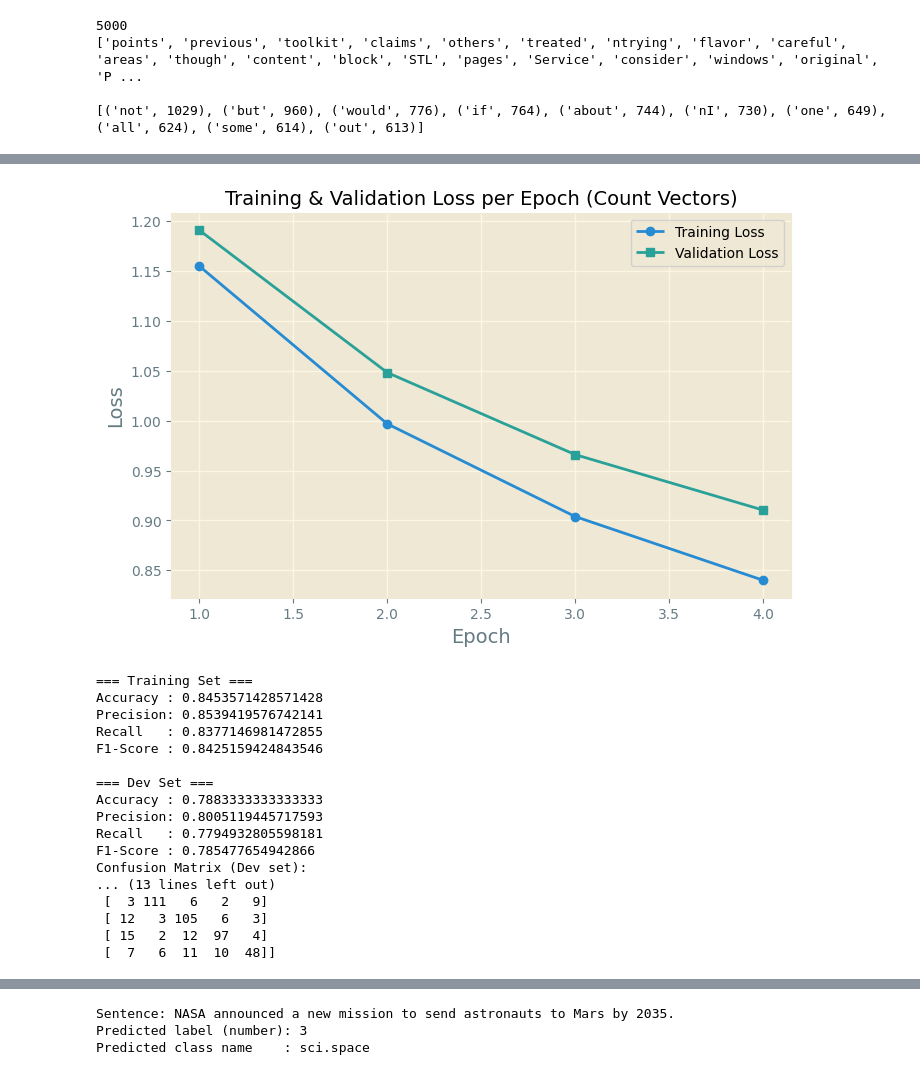
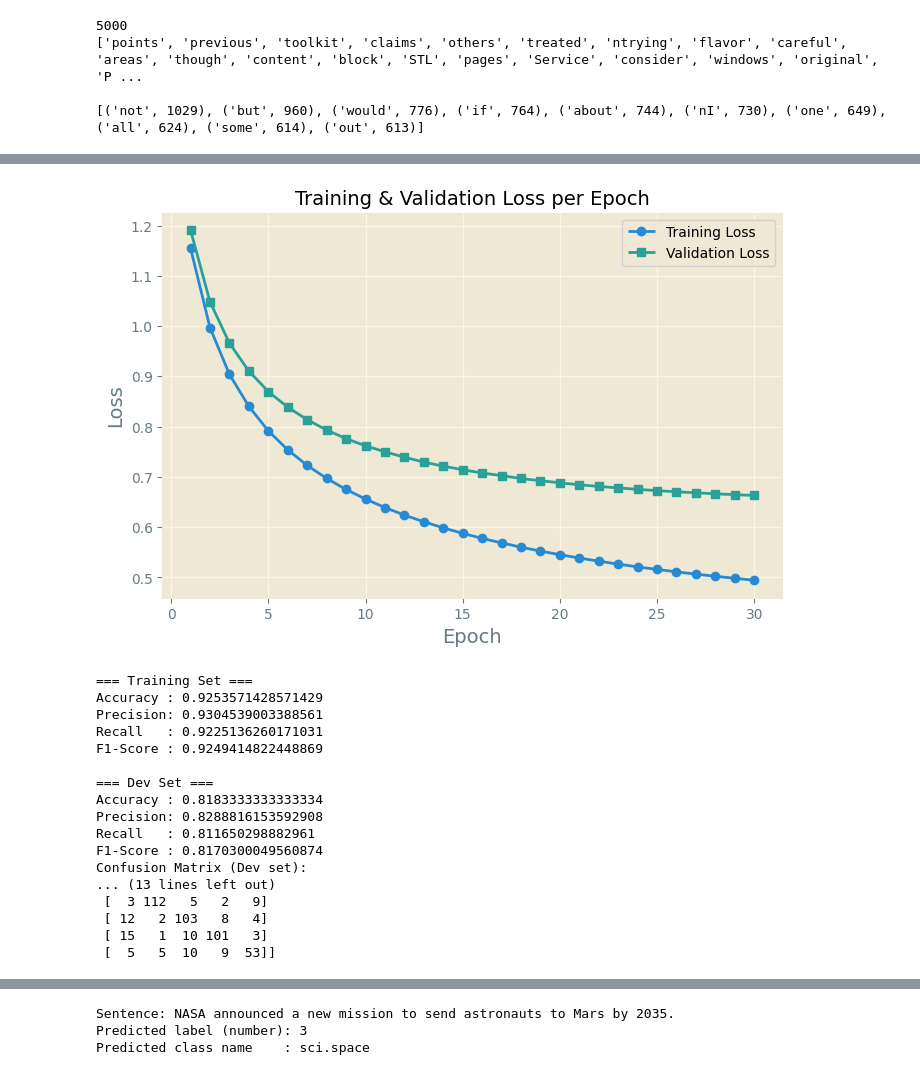
Before and after one commit to trcamnguyen/Logistic-Regression, a Jupyter notebook: Logistic_Regression.ipynb, the cells around one changed output, grey strips where cells are left out. Saved outputs shown, nothing was run; the diff lists cells and outputs as text; code cells hidden in the pictures.

```diff
--- a/Logistic_Regression.ipynb
+++ b/Logistic_Regression.ipynb
@@ -845,7 +845,7 @@ topic_w_count, topic_loss_tr_count, topic_dev_loss_count,epochmax3 = SGDMulti(X_
                                              num_classes=5,
                                              lr=0.001,
                                              alpha=0.001,
-                                             epochs=4)
+                                             epochs=30)
 # %% [output]
 Epoch 1: Train Loss=1.1549 | Dev Loss=1.1908
 Epoch 2: Train Loss=0.9968 | Dev Loss=1.0482
@@ -854,18 +867,18 @@ Epoch 4: Train Loss=0.8401 | Dev Loss=0.9104
 # %%
 epochs_arr = np.arange(1, epochmax3 + 1)
 
 plt.figure(figsize=(8,5))
 with plt.style.context('Solarize_Light2'):
     plt.plot(epochs_arr, topic_loss_tr_count, marker='o', label="Training Loss")
     plt.plot(epochs_arr, topic_dev_loss_count, marker='s', label="Validation Loss")
     plt.xlabel('Epoch', fontsize=14)
     plt.ylabel('Loss', fontsize=14)
-    plt.title('Training & Validation Loss per Epoch (Count Vectors)', fontsize=14)
+    plt.title('Training & Validation Loss per Epoch', fontsize=14)
     plt.legend()
     plt.grid(True)
 plt.show()
 # %% [output]
-[figure, old version]
+[figure, new version]
 # %%
 y_pred_train = predict_multi(topic_X_tr_count, topic_w_count)
 y_pred_dev   = predict_multi(topic_X_dev_count, topic_w_count)
@@ -905,22 +918,22 @@ print("Confusion Matrix (Test set):")
 print(confusion_matrix(ArrayTest_Topic, y_pred_test))
 # %% [output]
 === Training Set ===
-Accuracy : 0.8453571428571428
-Precision: 0.8539419576742141
-Recall   : 0.8377146981472855
-F1-Score : 0.8425159424843546
+Accuracy : 0.9253571428571429
+Precision: 0.9304539003388561
+Recall   : 0.9225136260171031
+F1-Score : 0.9249414822448869
 
 === Dev Set ===
-Accuracy : 0.7883333333333333
-Precision: 0.8005119445717593
-Recall   : 0.7794932805598181
-F1-Score : 0.785477654942866
+Accuracy : 0.8183333333333334
+Precision: 0.8288816153592908
+Recall   : 0.811650298882961
+F1-Score : 0.8170300049560874
 Confusion Matrix (Dev set):
 ... (13 lines left out)
- [  3 111   6   2   9]
- [ 12   3 105   6   3]
- [ 15   2  12  97   4]
- [  7   6  11  10  48]]
+ [  3 112   5   2   9]
+ [ 12   2 103   8   4]
+ [ 15   1  10 101   3]
+ [  5   5  10   9  53]]
 # %%
 # --- Test set metrics bar chart ---
 acc  = accuracy_score(ArrayTest_Topic, y_pred_test)
```
Also changed, not shown: parts of 2 cells of this notebook.
